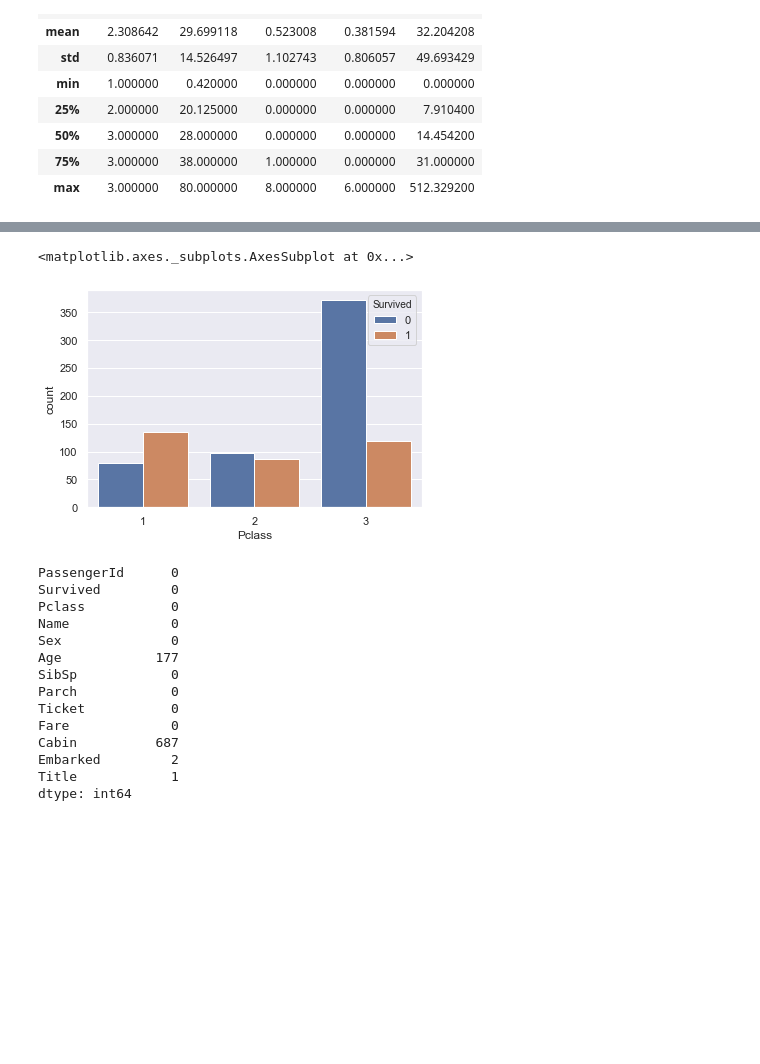
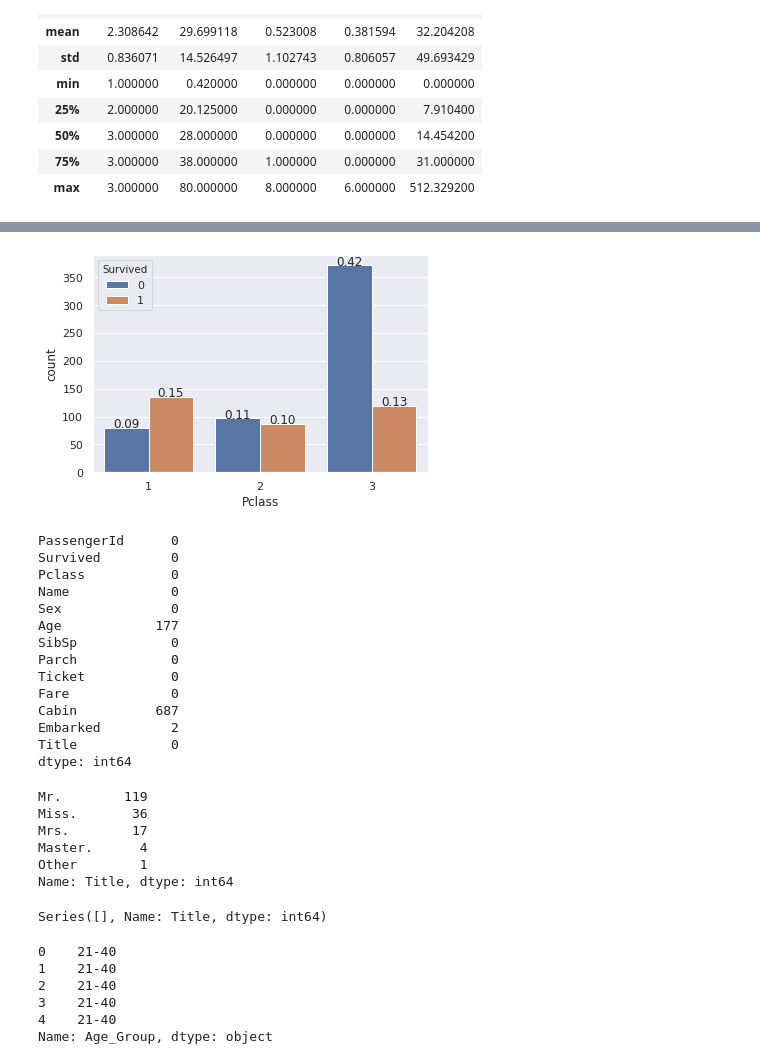
Before and after one commit to tomarST/Titanic-Machine-Learning-from-Disaster, a Jupyter notebook: titanic.ipynb, the cells around one changed output, grey strips where cells are left out. Drawn from its saved outputs; the diff is of its cells as text; code cells hidden in the pictures; blank space fills up the shorter version.

Commit message:
DataCleaninh

```diff
--- a/titanic.ipynb
+++ b/titanic.ipynb
@@ -44,9 +44,8 @@ X.shape
 # %% [output]
 (891, 10)
 # %%
-X["Title"]=(X["Name"].str.extract(pat='(,.[a-zA-Z]+\.)'))
-X["Title"]=X["Title"].str[2:]
-train["Title"]=X["Title"]
+train["Title"]=train["Name"].str.extract(r"([a-zA-Z]+\.)")
+X["Title"]=train["Title"]
 # %%
 X.head()
 # %% [output]
@@ -69,14 +68,15 @@ X.describe()
 | 75% | 3.000000 | 38.000000 | 1.000000 | 0.000000 | 31.000000 |
 | max | 3.000000 | 80.000000 | 8.000000 | 6.000000 | 512.329200 |
 # %%
+def get_percentage_on_top(axes):
+    for p in axes.patches:
+        height = p.get_height()
+        axes.text(p.get_x()+p.get_width()/2,
+                height,
+                '{:.2f}'.format(height/total),
+                ha="center")
+
 total=len(X)
 ax=sns.countplot("Sex",data=train,hue="Survived")
-for p in ax.patches:
-    height = p.get_height()
-    print("x",p.get_x())
-    print("width",p.get_width())
-    ax.text(p.get_x()+p.get_width()/2,
-            height,
-            '{:.2f}'.format(height/total),
-            ha="center")
+get_percentage_on_top(ax)
 # %% [output]
@@ -108,8 +112,8 @@ sns.countplot(x="Title",data=train,hue="Survived",)
 # %%
-sns.countplot(x="Pclass",data=train,hue="Survived")
+ax3=sns.countplot(x="Pclass",data=train,hue='Survived')
+get_percentage_on_top(ax3)
 # %% [output]
-<matplotlib.axes._subplots.AxesSubplot at 0x...>
-[figure, old version]
+[figure, new version]
 # %%
 train.isna().sum()
 # %% [output]
@@ -125,5 +129,5 @@ Ticket           0
 Fare             0
 Cabin          687
 Embarked         2
-Title            1
+Title            0
 dtype: int64
@@ -130,2 +137,9 @@ dtype: int64
 # %%
-train[train["Title"].isna()]["Title"].Title="Mrs."
+train[train.Age.isnull()]["Title"].value_counts()
+# %% [output]
+Mr.        119
+Miss.       36
+Mrs.        17
+Master.      4
+Other        1
+Name: Title, dtype: int64
@@ -131,0 +151,4 @@ train[train["Title"].isna()]["Title"].Title="Mrs."
+# %%
+train[train.Age.isnull()]["Title"].value_counts()
+# %% [output]
+Series([], Name: Title, dtype: int64)
@@ -131,0 +168,9 @@ train[train["Title"].isna()]["Title"].Title="Mrs."
+# %%
+train.Age_Group[:5]
+# %% [output]
+0    21-40
+1    21-40
+2    21-40
+3    21-40
+4    21-40
+Name: Age_Group, dtype: object
```
Also changed, not shown: parts of 11 cells of this notebook, 1 other file.
